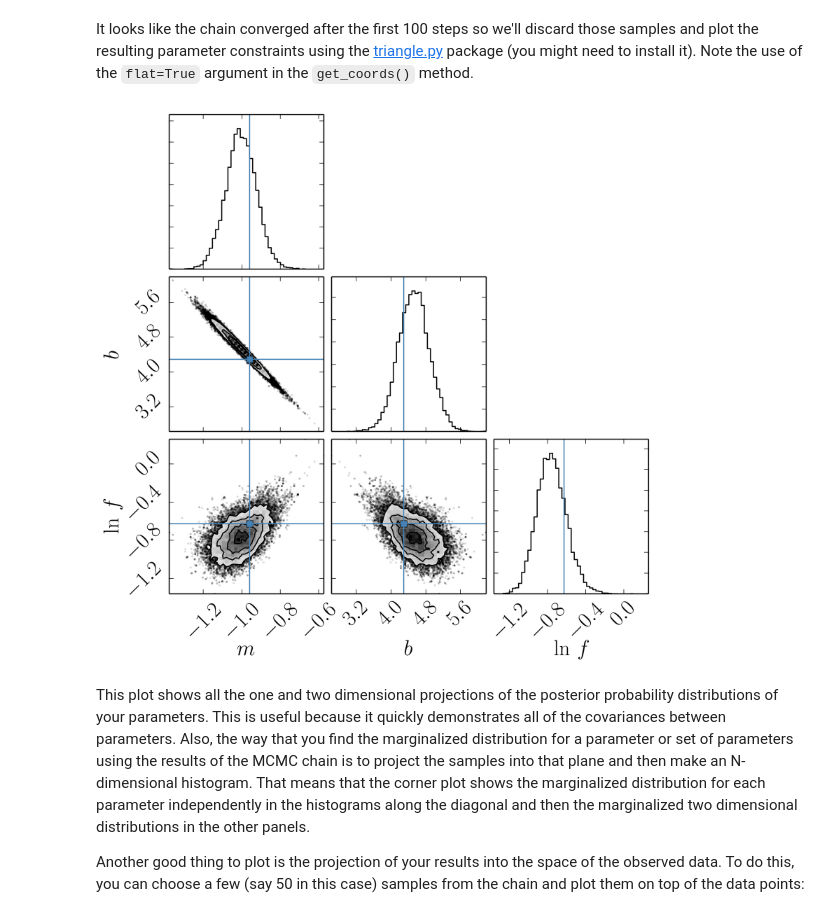
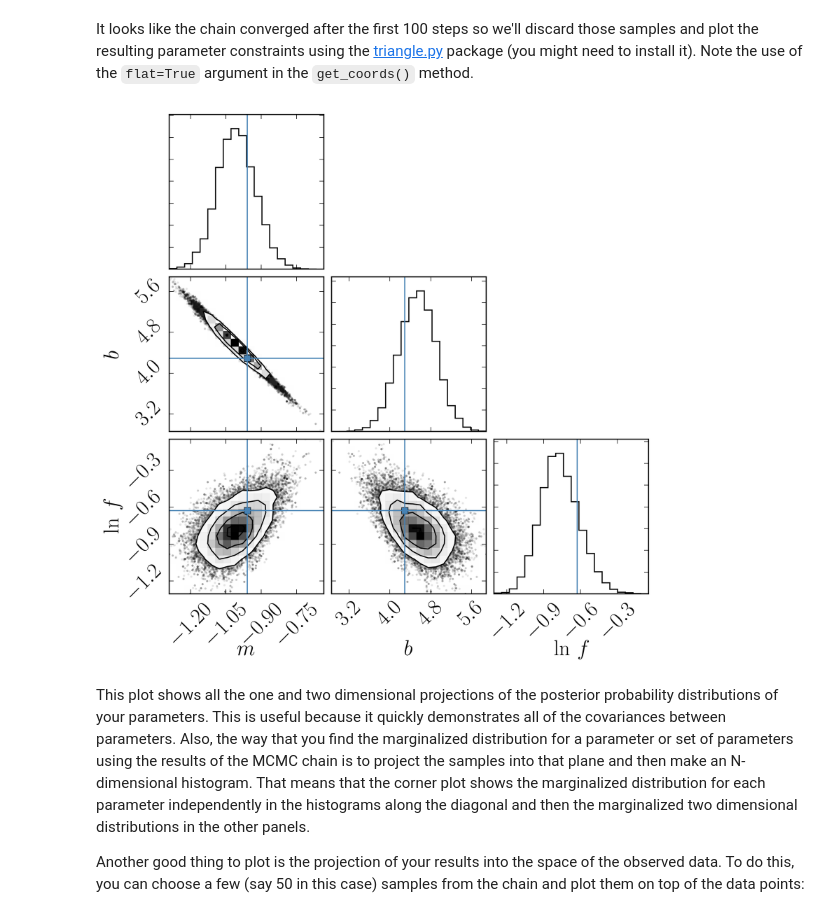
Before and after one commit to dfm/emcee3, a Jupyter notebook: docs/_static/notebooks/line.ipynb, the cells around one changed output. Cells and saved outputs as stored; diff of their text form; code cells hidden in the pictures.

```diff
--- a/docs/_static/notebooks/line.ipynb
+++ b/docs/_static/notebooks/line.ipynb
@@ -1,3 +1,12 @@
+# %%
+from __future__ import division, print_function
+
+%matplotlib inline
+%config InlineBackend.figure_format = "retina"
+
+from matplotlib import rcParams
+rcParams["savefig.dpi"] = 150
+rcParams["font.size"] = 20
 # %% [markdown]
 # Tutorial: Fitting a Model to Data
 
@@ -140,7 +151,7 @@ To start, you need to choose the coordinates of the walkers in the initial ensem
 # %%
 ndim, nwalkers = 3, 100
 coords = np.array([-1.0, 4.0, -0.5]) + 1e-4*np.random.randn(nwalkers, ndim)
-ensemble = emcee.Ensemble(LinearModel(x, y, yerr), coords)
+ensemble = emcee3.Ensemble(model, coords)
 # %% [markdown]
 Note that the order of the parameters in the coordinate vectors should be the same as the order that you use in your implementation of `LinearModel` from above.
 
@@ -155,7 +166,7 @@ and ln-prior=0.000, ln-likelihood=-48.060, and lnprobability=-48.060
 # %% [markdown]
 Now, let's run 500 steps of MCMC (starting from this ensemble) and see what happens:
 # %%
-sampler = emcee.Sampler()
+sampler = emcee3.Sampler()
 sampler.run(ensemble, 500);
 # %% [markdown]
 Let's plot the coordinates of the walkers as a function of step number in the chain (the chain is stored in the `coords` property on the sampler or it can be accessed more flexibly using the `get_coords()` function):
@@ -172,12 +183,12 @@ for k, nm in enumerate(["$m$", "$b$", r"$\ln f$"]):
 # %% [markdown]
 It looks like the chain converged after the first 100 steps so we'll discard those samples and plot the resulting parameter constraints using the [triangle.py](https://github.com/dfm/triangle.py) package (you might need to install it). Note the use of the `flat=True` argument in the `get_coords()` method.
 # %%
-import triangle
+import corner
 flatchain = sampler.get_coords(discard=100, flat=True)
-triangle.corner(flatchain, labels=["$m$", "$b$", "$\ln\,f$"],
-                truths=[m_true, b_true, np.log(f_true)]);
+corner.corner(flatchain, labels=["$m$", "$b$", "$\ln\,f$"],
+              truths=[m_true, b_true, np.log(f_true)]);
 # %% [output]
-[figure, old version]
+[figure, new version]
 # %% [markdown]
 This plot shows all the one and two dimensional projections of the posterior probability distributions of your parameters. This is useful because it quickly demonstrates all of the covariances between parameters. Also, the way that you find the marginalized distribution for a parameter or set of parameters using the results of the MCMC chain is to project the samples into that plane and then make an N-dimensional histogram. That means that the corner plot shows the marginalized distribution for each parameter independently in the histograms along the diagonal and then the marginalized two dimensional distributions in the other panels.
 
```
Also changed, not shown: parts of 10 cells of this notebook, 3 other files.
